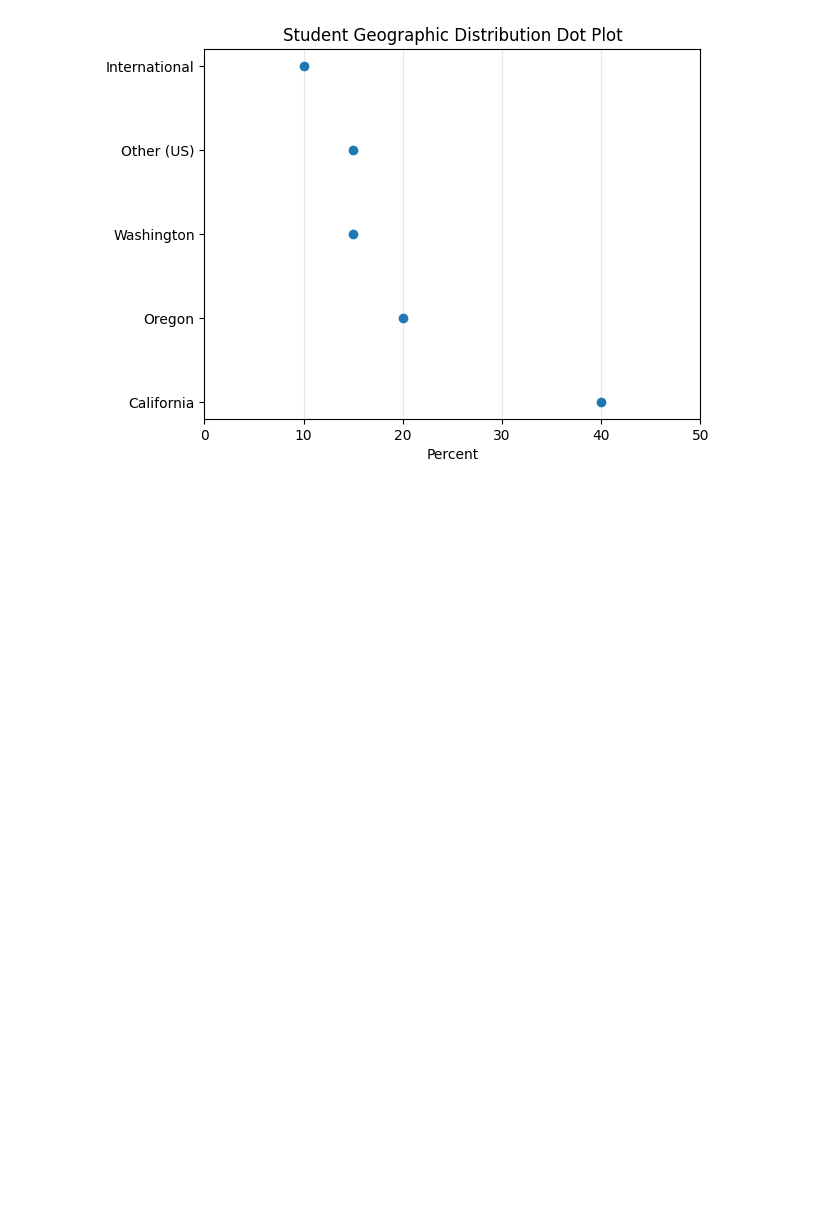
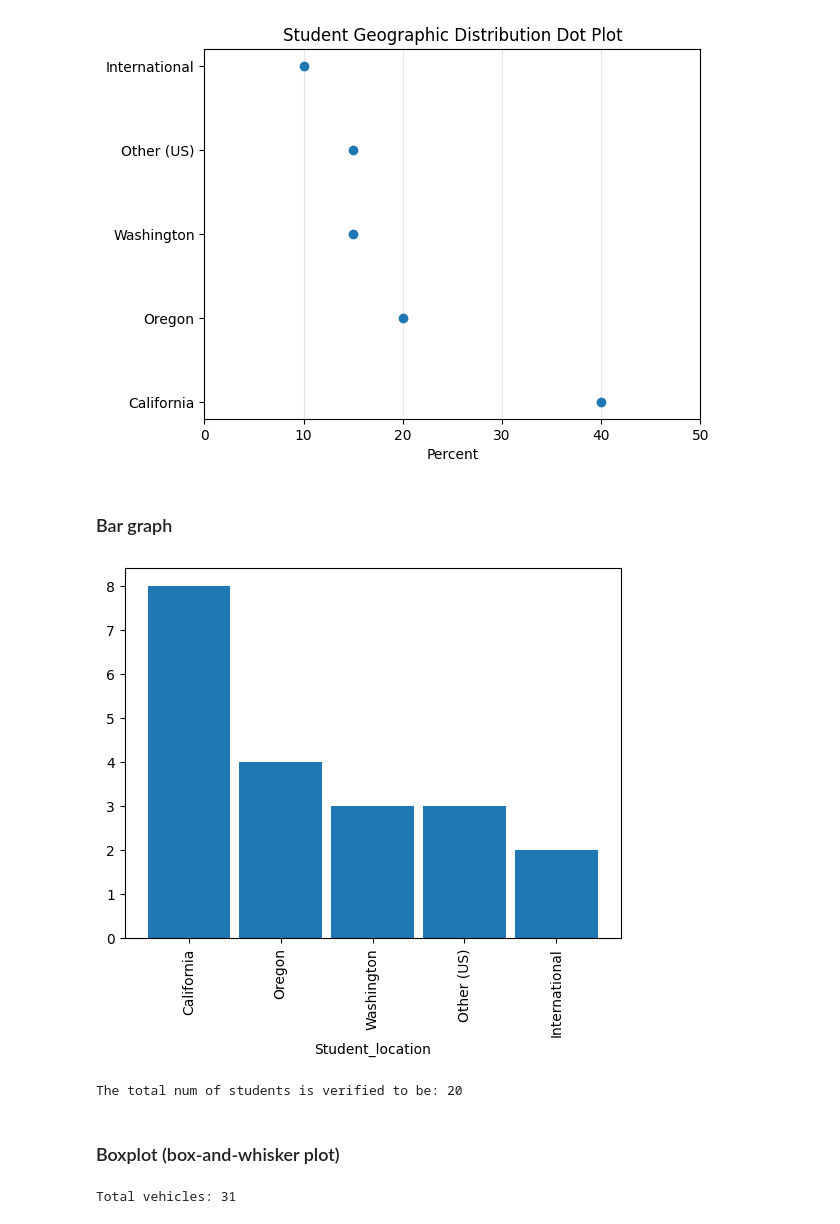
Before and after one commit to chrisryanleggett/AIML_Engineering_Porftolio, a Jupyter notebook: General statistics/PlottingExamples.ipynb, the cells around one changed output. Cells and saved outputs as stored; diff of their text form; code cells hidden in the pictures; blank space fills up the shorter version.

```diff
--- a/General statistics/PlottingExamples.ipynb
+++ b/General statistics/PlottingExamples.ipynb
@@ -72,3 +74,5 @@ plt.show()
 | 4 | California | David Wilson |
 [figure]
 [figure]
+# %% [markdown]
+### Bar graph
@@ -74,0 +81,10 @@ plt.show()
+# %%
+counts = df['Student_location'].value_counts().plot.bar(width=0.9) #Bars = 90% width
+plt.show()
+
+print("The total num of students is verified to be: " + str(len(df))) # len(df) gets row count since we have already converted dict to DataFrame in above cell
+# %% [output]
+[figure, added]
+The total num of students is verified to be: 20
+# %% [markdown]
+### Boxplot (box-and-whisker plot)
@@ -74,0 +93,30 @@ plt.show()
+# %%
+#Create synthetic data of fuel consumption for 32 cars to display on a boxplot
+carData = {
+    'vehicle_model': [
+        'Honda Civic', 'Toyota Camry', 'Ford F-150', 'Chevy Silverado',
+        'BMW 3 Series', 'Mercedes C-Class', 'Audi A4',
+        'Mazda CX-5', 'Honda CR-V', 'Toyota RAV4', 'Ford Explorer',
+        'Jeep Wrangler', 'Chevy Tahoe', 'GMC Sierra', 'Ram 1500',
+        'Nissan Altima', 'Hyundai Sonata', 'Kia Optima', 'VW Jetta',
+        'Subaru Outback', 'Mazda3', 'Honda Accord', 'Toyota Corolla',
+        'Ford Mustang', 'Chevy Camaro', 'Dodge Charger', 'Nissan Rogue',
+        'Hyundai Tucson', 'Kia Sportage', 'VW Tiguan', 'Subaru Impreza'
+    ],
+    'milesPerGallon': [
+        32, 28, 20, 19,
+        27, 26, 28, 25,
+        28, 27, 21, 17,
+        15, 18, 19, 28,
+        30, 31, 29, 26,
+        30, 30, 33, 22,
+        20, 21, 27, 26,
+        28, 24, 28
+    ]
+}
+
+# Create DataFrame from dictionary
+df = pd.DataFrame(carData)
+print(f"\nTotal vehicles: {len(df)}")
+# %% [output]
+Total vehicles: 31
```
Also changed, not shown: parts of 5 cells of this notebook.
